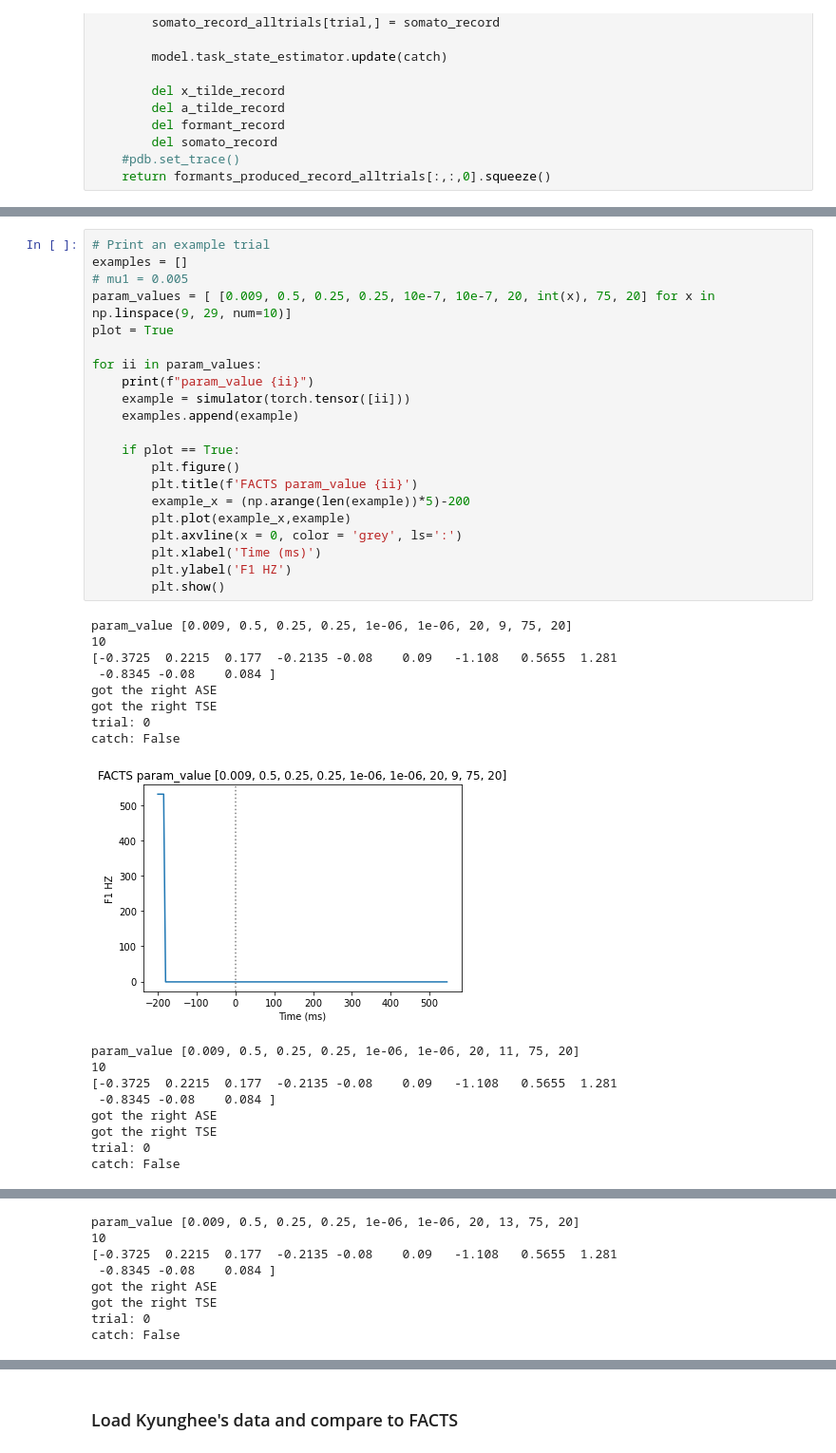
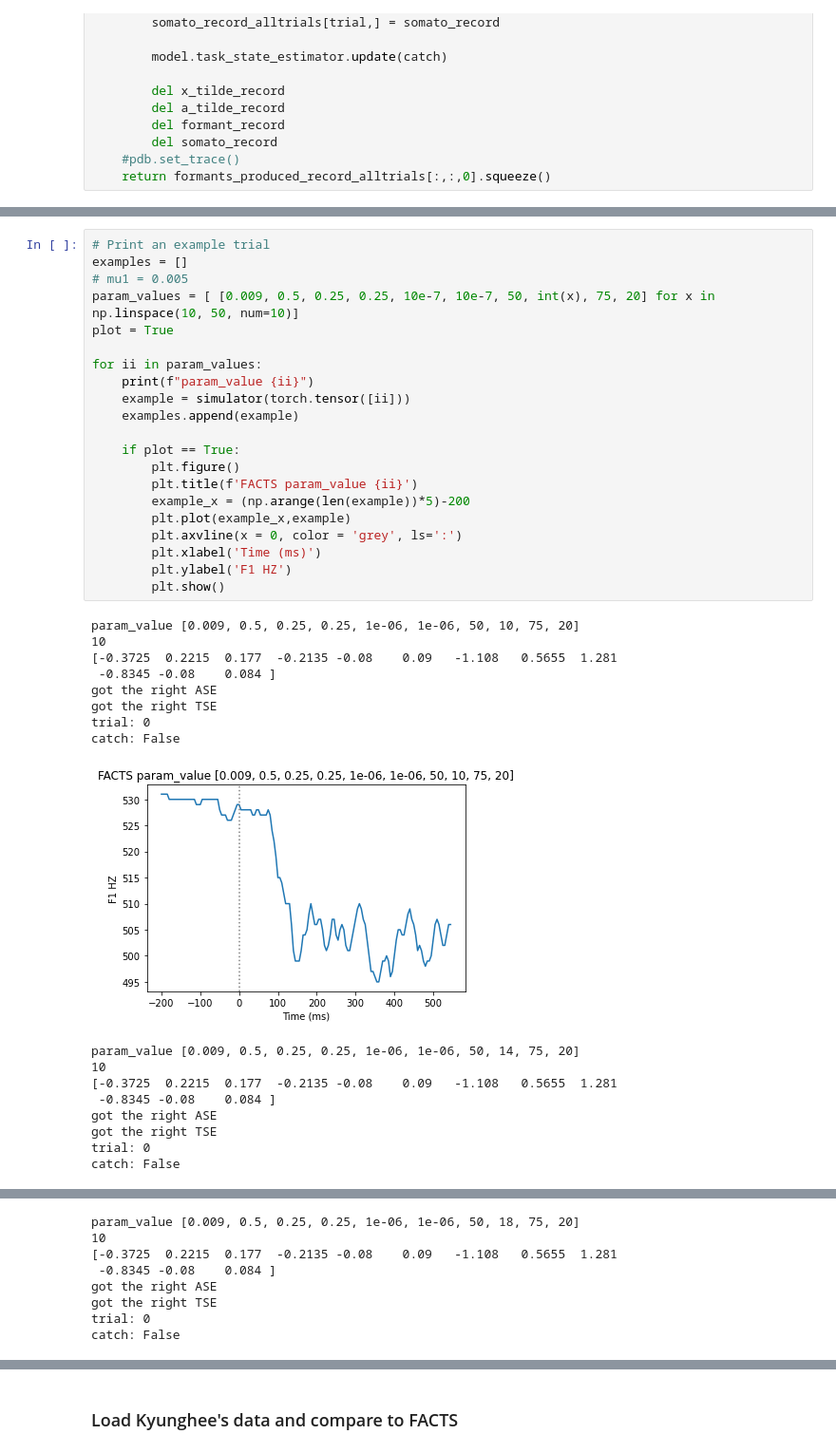
Before and after one commit to apongos/FACTS_SBI_cluster, a Jupyter notebook: SBI_on_FACTS_parameter_sweep.ipynb, the cells around one changed output, grey strips where cells are left out. Shown at 95% size. Drawn from its saved outputs; the diff is of its cells as text.

```diff
--- a/SBI_on_FACTS_parameter_sweep.ipynb
+++ b/SBI_on_FACTS_parameter_sweep.ipynb
@@ -217,35 +219,35 @@ High: 105
 # %%
 # Print an example trial
 examples = []
 # mu1 = 0.005
-param_values = [ [0.009, 0.5, 0.25, 0.25, 10e-7, 10e-7, 20, int(x), 75, 20] for x in  np.linspace(9, 29, num=10)]
+param_values = [ [0.009, 0.5, 0.25, 0.25, 10e-7, 10e-7, 50, int(x), 75, 20] for x in  np.linspace(10, 50, num=10)]
 plot = True
 
 for ii in param_values:
     print(f"param_value {ii}")
     example = simulator(torch.tensor([ii]))
     examples.append(example)
 
     if plot == True:
         plt.figure()
         plt.title(f'FACTS param_value {ii}')
         example_x = (np.arange(len(example))*5)-200
         plt.plot(example_x,example)
         plt.axvline(x = 0, color = 'grey', ls=':')
         plt.xlabel('Time (ms)')
         plt.ylabel('F1 HZ')
         plt.show()
 # %% [output]
-param_value [0.009, 0.5, 0.25, 0.25, 1e-06, 1e-06, 20, 9, 75, 20]
+param_value [0.009, 0.5, 0.25, 0.25, 1e-06, 1e-06, 50, 10, 75, 20]
 10
 [-0.3725  0.2215  0.177  -0.2135 -0.08    0.09   -1.108   0.5655  1.281
  -0.8345 -0.08    0.084 ]
 got the right ASE
 got the right TSE
 trial: 0
 catch: False
-[figure, old version]
+[figure, new version]
-param_value [0.009, 0.5, 0.25, 0.25, 1e-06, 1e-06, 20, 11, 75, 20]
+param_value [0.009, 0.5, 0.25, 0.25, 1e-06, 1e-06, 50, 14, 75, 20]
 10
 [-0.3725  0.2215  0.177  -0.2135 -0.08    0.09   -1.108   0.5655  1.281
  -0.8345 -0.08    0.084 ]
@@ -257,4 +259,4 @@ catch: False
-param_value [0.009, 0.5, 0.25, 0.25, 1e-06, 1e-06, 20, 13, 75, 20]
+param_value [0.009, 0.5, 0.25, 0.25, 1e-06, 1e-06, 50, 18, 75, 20]
 10
 [-0.3725  0.2215  0.177  -0.2135 -0.08    0.09   -1.108   0.5655  1.281
  -0.8345 -0.08    0.084 ]
```
Also changed, not shown: parts of 2 cells of this notebook, 23 other files.
